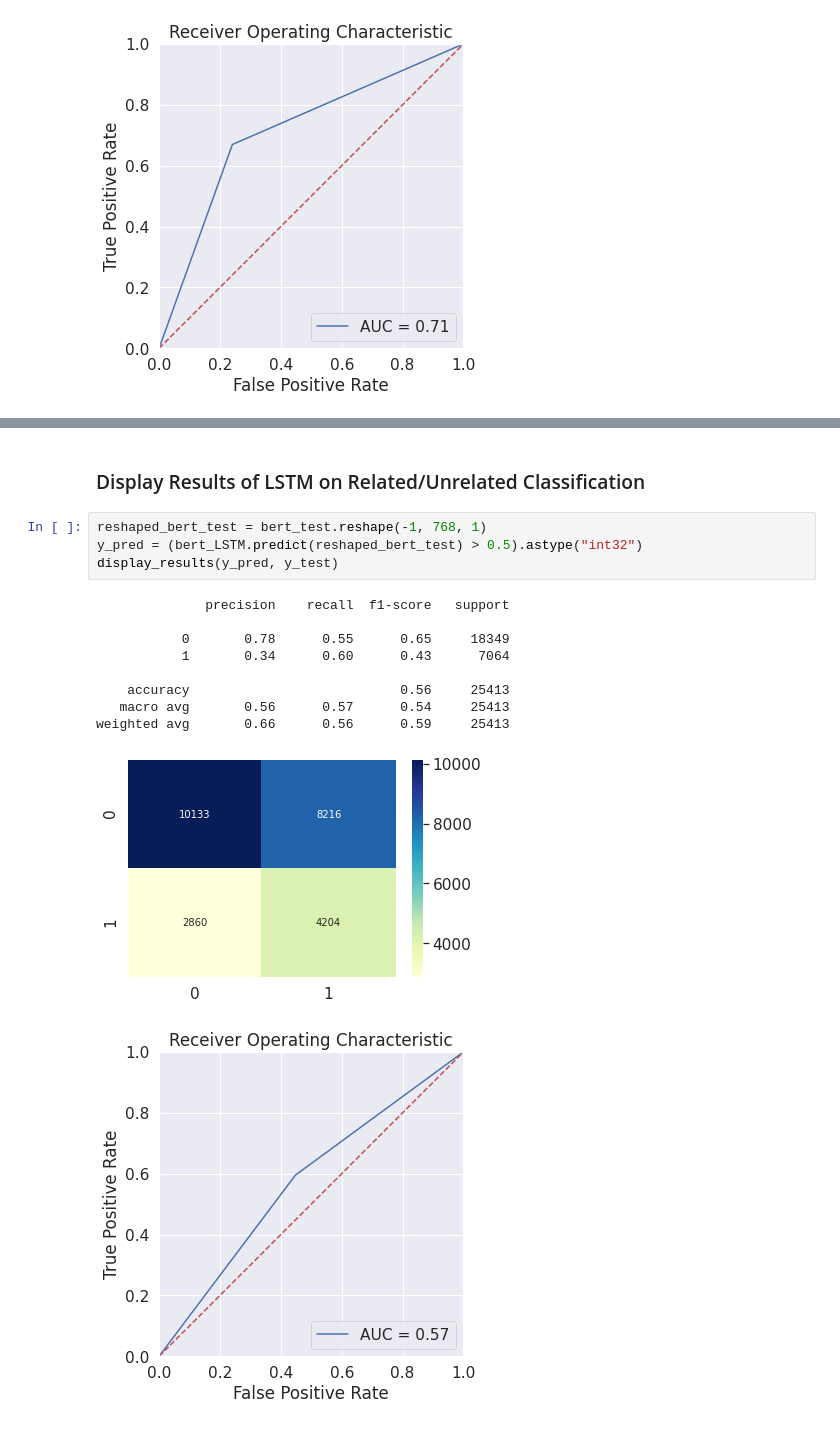
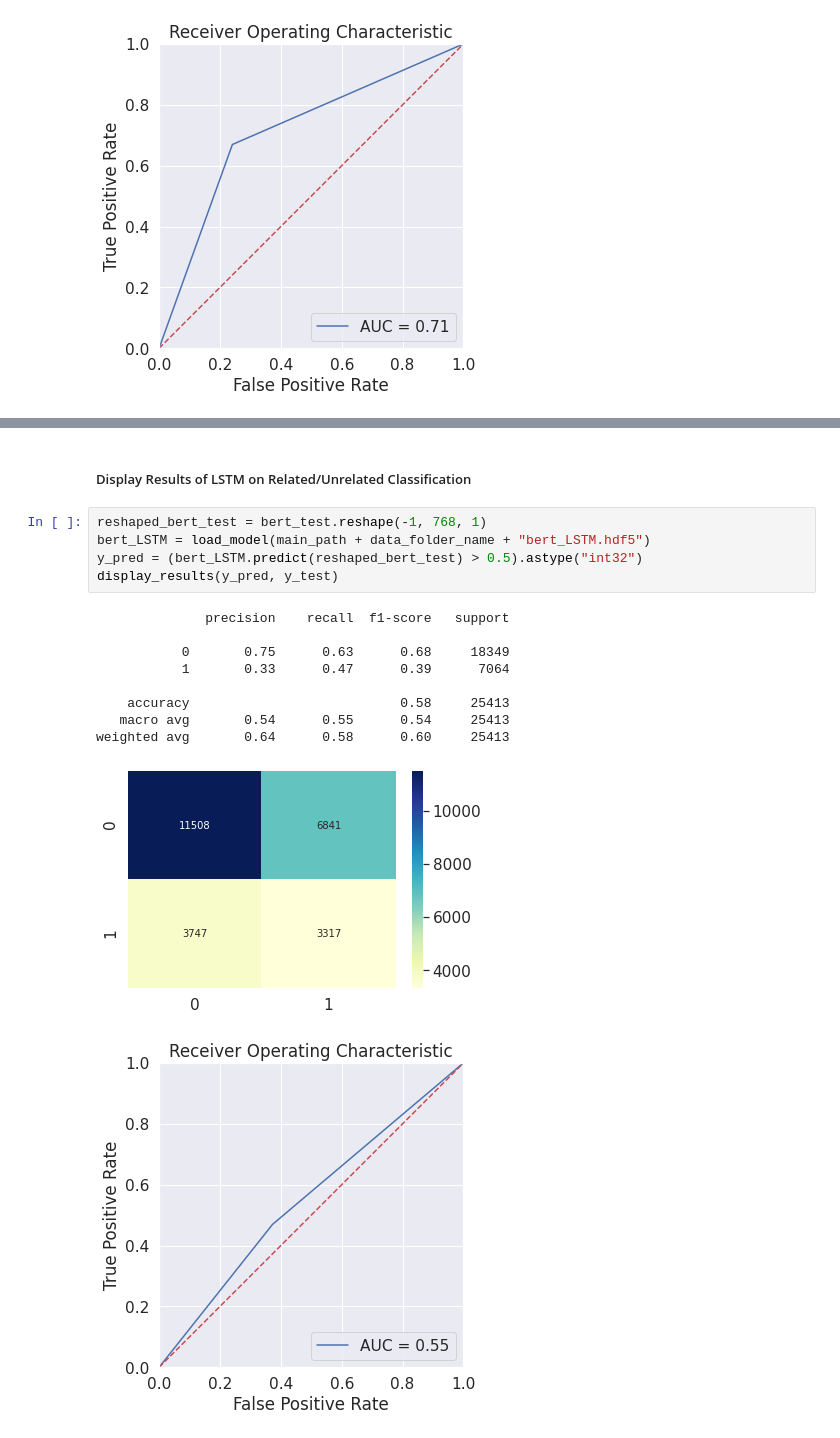
Before and after one commit to FaiZaman/Fake-News-Detection-with-Natural-Language-Processing, a Jupyter notebook: Fake_News_Challenge_Classifier.ipynb, the cells around one changed output, grey strips where cells are left out. Saved outputs shown, nothing was run; the diff lists cells and outputs as text.

Commit message:
Ran BERT-LSTM model for 200 epochs and reorganised code blocks

```diff
--- a/Fake_News_Challenge_Classifier.ipynb
+++ b/Fake_News_Challenge_Classifier.ipynb
@@ -530,17 +554,18 @@ KeyboardInterrupt: ignored
 # %% [markdown]
-### Display Results of LSTM on Related/Unrelated Classification
+##### Display Results of LSTM on Related/Unrelated Classification
 # %%
 reshaped_bert_test = bert_test.reshape(-1, 768, 1)
+bert_LSTM = load_model(main_path + data_folder_name + "bert_LSTM.hdf5")
 y_pred = (bert_LSTM.predict(reshaped_bert_test) > 0.5).astype("int32")
 display_results(y_pred, y_test)
 # %% [output]
               precision    recall  f1-score   support
 
-           0       0.78      0.55      0.65     18349
-           1       0.34      0.60      0.43      7064
+           0       0.75      0.63      0.68     18349
+           1       0.33      0.47      0.39      7064
 
-    accuracy                           0.56     25413
-   macro avg       0.56      0.57      0.54     25413
-weighted avg       0.66      0.56      0.59     25413
+    accuracy                           0.58     25413
+   macro avg       0.54      0.55      0.54     25413
+weighted avg       0.64      0.58      0.60     25413
-[figure, old version]
+[figure, new version]
-[figure, old version]
+[figure, new version]
```
Also changed, not shown: parts of 47 cells of this notebook.
